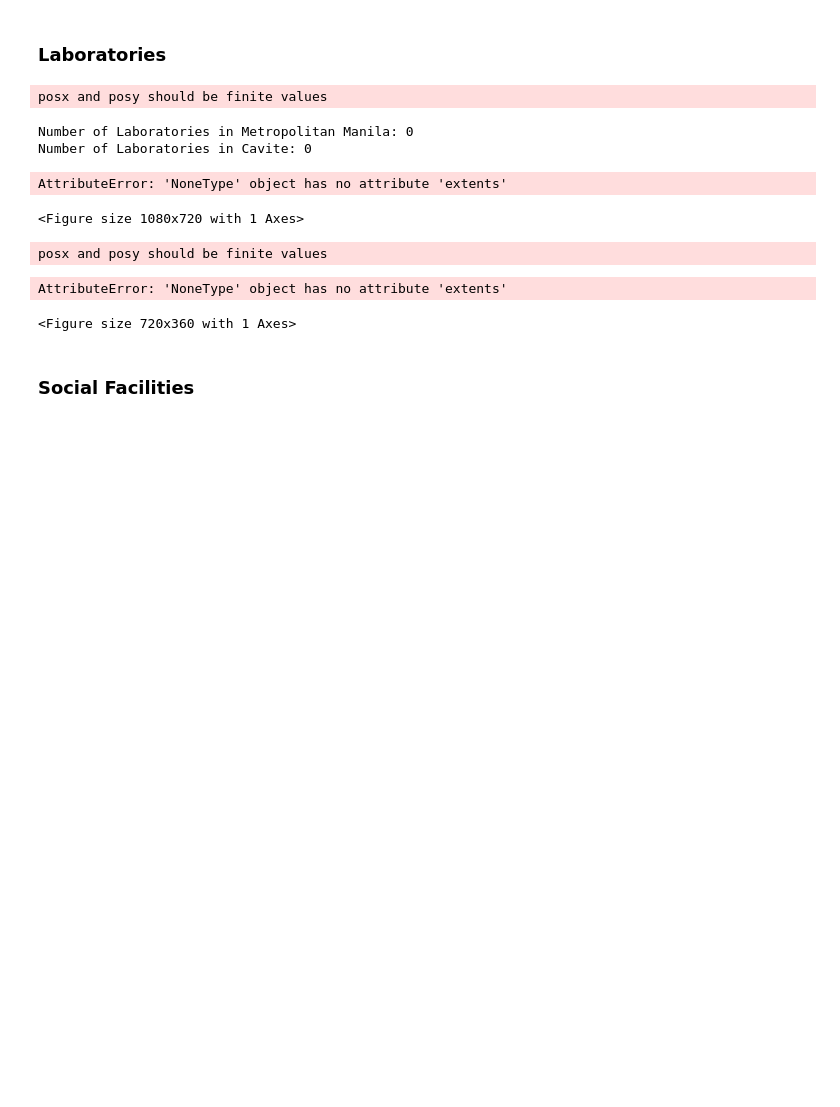
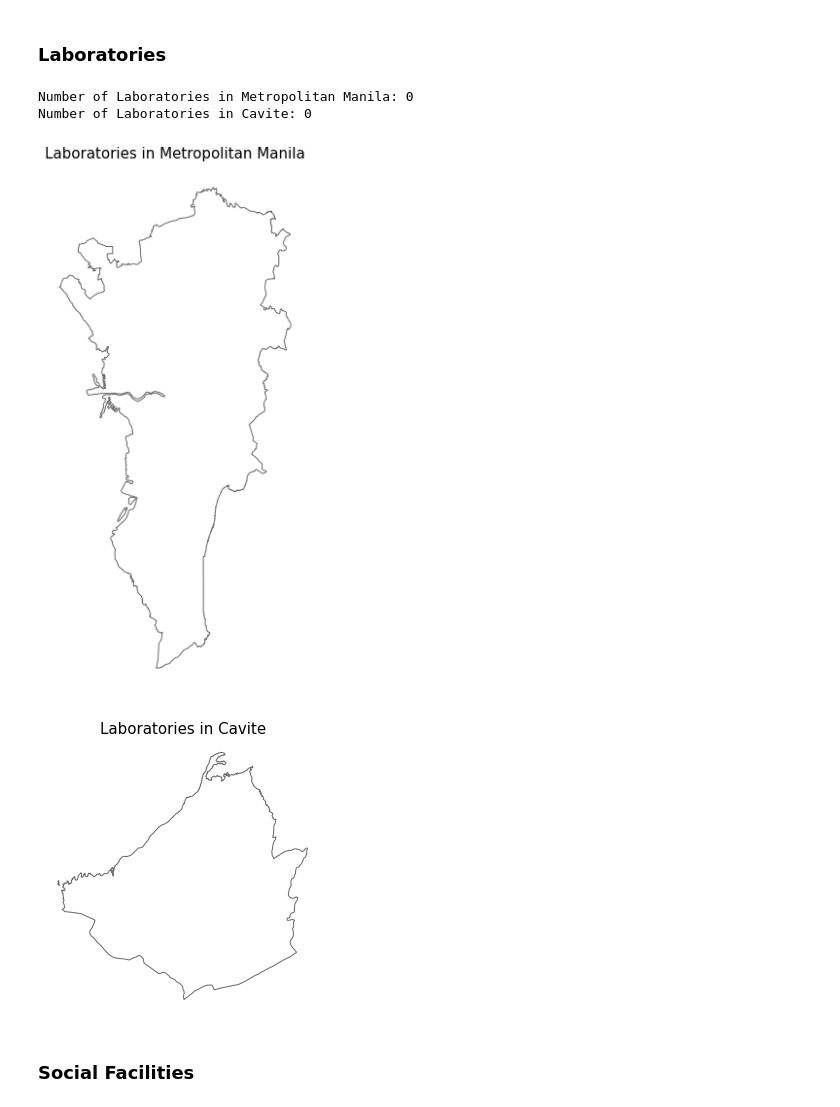
Before and after one commit to jasonevangelista/DATASCI-Notebooks, a Jupyter notebook: 08-Geospatial-Data-EVANGELISTA.ipynb, the cells around one changed output. Drawn from its saved outputs; the diff is of its cells as text; code cells hidden in the pictures; blank space fills up the shorter version.

```diff
--- a/08-Geospatial-Data-EVANGELISTA.ipynb
+++ b/08-Geospatial-Data-EVANGELISTA.ipynb
@@ -601,29 +601,25 @@ Number of Dentists in Cavite: 49
 # %%
 fig = plt.figure(figsize=(15, 10))
 ax = fig.add_subplot(111)
 mm.plot(ax=ax, color='white', edgecolor='dimgray')
-mm_laboratory.plot(ax=ax, color='dodgerblue', alpha=0.35, legend=True)
+# mm_laboratory.plot(ax=ax, color='dodgerblue', alpha=0.35, legend=True)
 ax.set_title('Laboratories in Metropolitan Manila', fontsize=15)
 ax.axis('off');
 print('Number of Laboratories in Metropolitan Manila:', len(mm_laboratory))
 
 
 fig = plt.figure(figsize=(10, 5))
 ax = fig.add_subplot(111)
 cv.plot(ax=ax, color='white', edgecolor='dimgray')
-cv_laboratory.plot(ax=ax, color='dodgerblue', alpha=0.35, legend=True)
+# cv_laboratory.plot(ax=ax, color='dodgerblue', alpha=0.35, legend=True)
 ax.set_title('Laboratories in Cavite', fontsize=15)
 ax.axis('off');
 print('Number of Laboratories in Cavite:', len(cv_laboratory))
 # %% [output]
-posx and posy should be finite values
+Number of Laboratories in Metropolitan Manila: 0
+Number of Laboratories in Cavite: 0
-Number of Laboratories in Metropolitan Manila: 0
-Number of Laboratories in Cavite: 0
-AttributeError: 'NoneType' object has no attribute 'extents'
-<Figure size 1080x720 with 1 Axes>
-posx and posy should be finite values
-AttributeError: 'NoneType' object has no attribute 'extents'
-<Figure size 720x360 with 1 Axes>
+[figure, added]
+[figure, added]
 # %% [markdown]
 ### Social Facilities
 # %%
```
Also changed, not shown: parts of 3 cells of this notebook.
